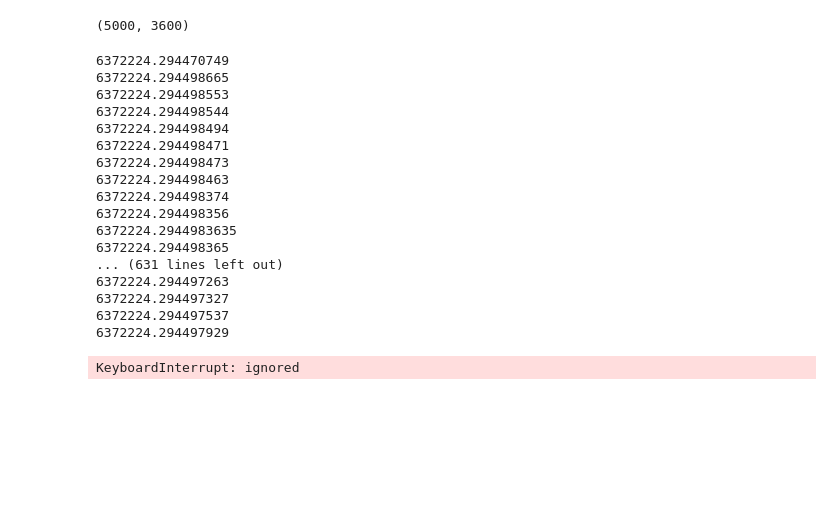
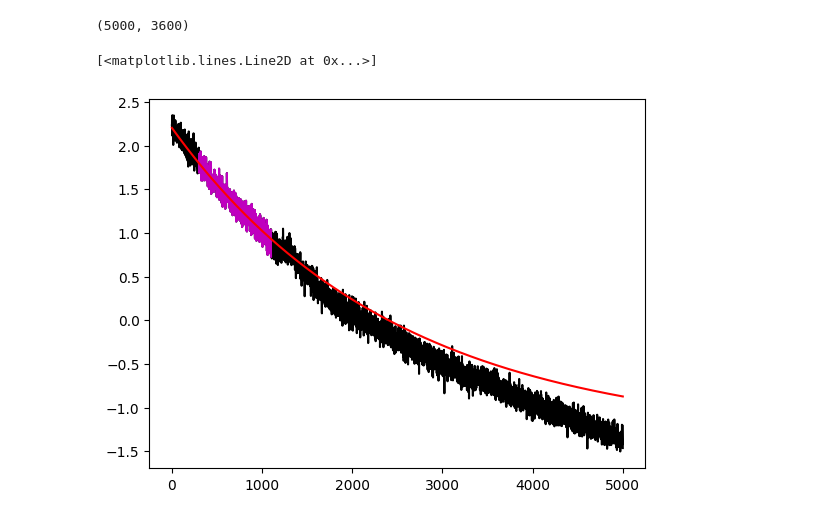
Before and after one commit to dtabuena/Images, a Jupyter notebook: DFOF.ipynb, the cells around one changed output. Drawn from its saved outputs; the diff is of its cells as text; code cells hidden in the pictures; blank space fills up the shorter version.

```diff
--- a/DFOF.ipynb
+++ b/DFOF.ipynb
@@ -111,26 +111,29 @@ im = (im-im_r_avg.T)/im_r_std.T
 # ax.plot(xdata_trunk,ydata,'m')
 # ax.plot(exp_func(xdata,*p[0]),'r')
 # %%
-# def exp_func(xdata,a,b,c):
-#     return a*np.exp(xdata/-b) + c
+def exp_func(xdata,a,b,c):
+    return a*np.exp(xdata/-b) + c
 
-# def doub_exp_func(xdata,a1,a2,b1,b2,c):
-#     return a1*np.exp(xdata/-b1) + a2*np.exp(xdata/-b2) + c
+def doub_exp_func(xdata,a1,a2,b1,b2,c):
+    return a1*np.exp(xdata/-b1) + a2*np.exp(xdata/-b2) + c
 
-# fit_range=np.arange(500,1100)
+fit_range=np.arange(300,1100)
 
-# p0_1 = [3,2000,-10]
-# p0_2 = [3,3,2000,2000,-10]
-# xdata = np.arange(len(me))
-# xdata_trunk = xdata[fit_range]
-# ydata=me[fit_range]
-# p = scipy.optimize.curve_fit(doub_exp_func, xdata_trunk, ydata,p0=p0_2)
-# # print(p)
+p0_1 = [3,2000,-10]
+p0_2 = [3,3,2000,2000,-10]
+xdata = np.arange(len(im[:,1]))
+xdata_trunk = xdata[fit_range]
+ydata=im[:,1][fit_range]
+p = scipy.optimize.curve_fit(exp_func, xdata_trunk, ydata,p0=p0_1)
+# print(p)
 
-# fig,ax=plt.subplots()
-# ax.plot(me,'k')
-# ax.plot(xdata_trunk,ydata,'m')
-# ax.plot(doub_exp_func(xdata,*p[0]),'r')
+fig,ax=plt.subplots()
+ax.plot(im[:,1],'k')
+ax.plot(xdata_trunk,ydata,'m')
+ax.plot(exp_func(xdata,*p[0]),'r')
+# %% [output]
+[<matplotlib.lines.Line2D at 0x...>]
+[figure, added]
 # %%
 # decay = doub_exp_func(xdata,*p[0])
 # im = im - np.expand_dims(decay,1)
@@ -182,25 +185,6 @@ res = scipy.optimize.minimize(exp_func_err, abc, args=(xdata_trunk,ydata),option
 #
 #
 #
-# %% [output]
-6372224.294470749
-6372224.294498665
-6372224.294498553
-6372224.294498544
-6372224.294498494
-6372224.294498471
-6372224.294498473
-6372224.294498463
-6372224.294498374
-6372224.294498356
-6372224.2944983635
-6372224.294498365
-... (631 lines left out)
-6372224.294497263
-6372224.294497327
-6372224.294497537
-6372224.294497929
-KeyboardInterrupt: ignored
 # %%
 result = res['x']
 yhat = exp_func(xdata_trunk,result[0:n],result[n:n*2],result[n*2:n*3])
```
